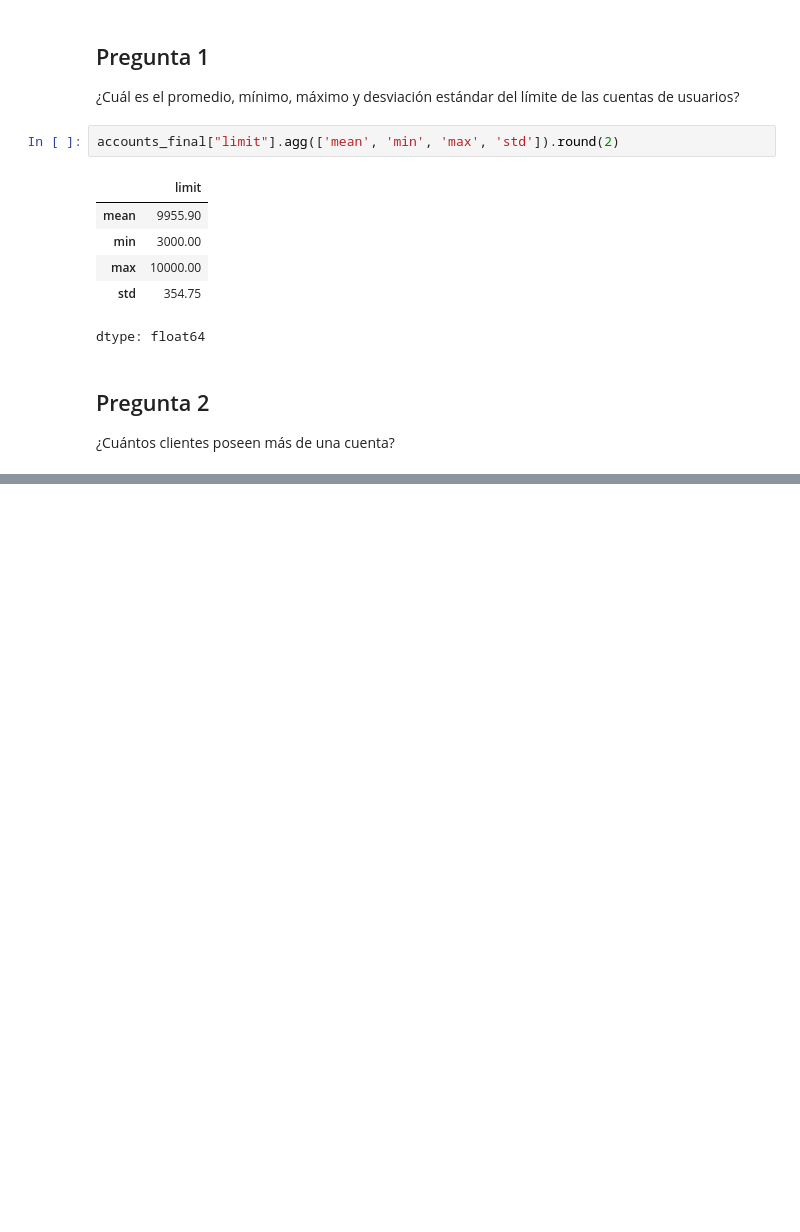
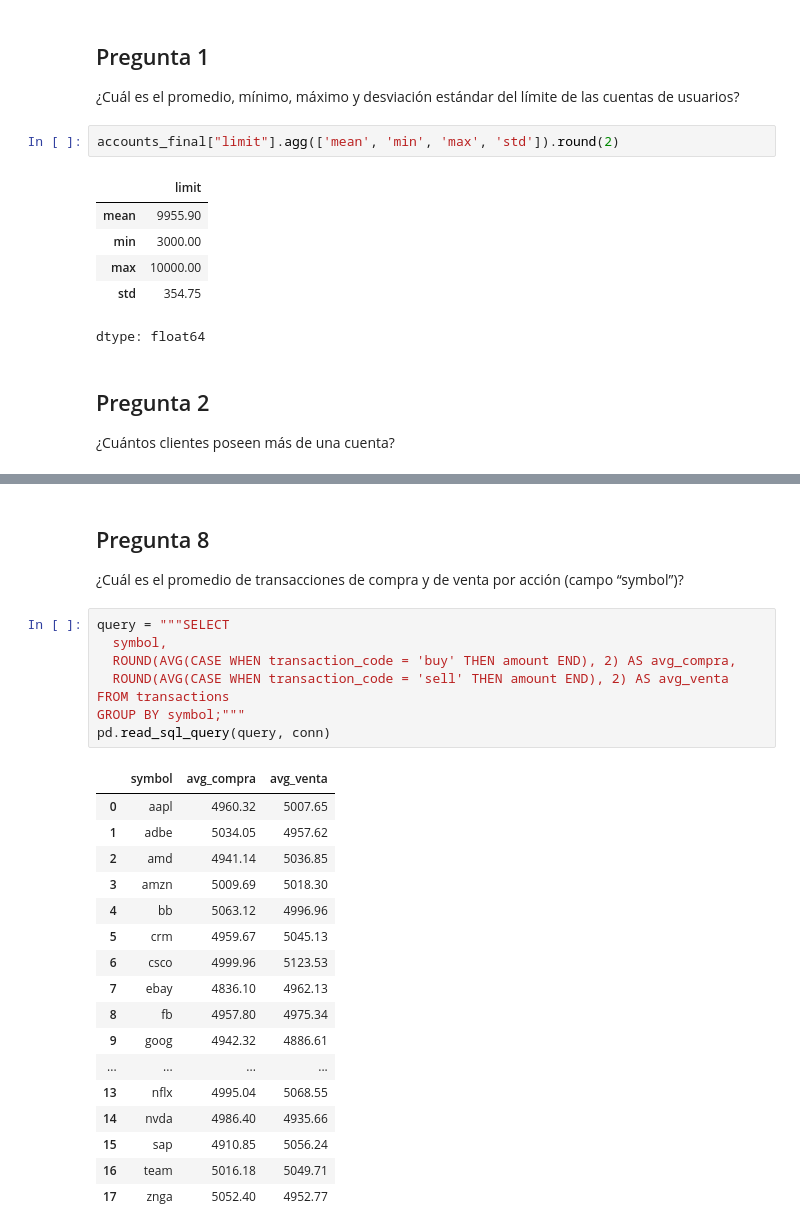
Before and after one commit to braillard/BSALE, a Jupyter notebook: BSALE_Desarrollo.ipynb, the cells around one changed output, grey strips where cells are left out. Drawn from its saved outputs; the diff is of its cells as text; blank space fills up the shorter version.

```diff
--- a/BSALE_Desarrollo.ipynb
+++ b/BSALE_Desarrollo.ipynb
@@ -81,0 +150,29 @@ pd.read_sql_query(query, conn)
+# %% [markdown]
+## Pregunta 8
+¿Cuál es el promedio de transacciones de compra y de venta por acción (campo “symbol”)?
+# %%
+query = """SELECT
+  symbol,
+  ROUND(AVG(CASE WHEN transaction_code = 'buy' THEN amount END), 2) AS avg_compra,
+  ROUND(AVG(CASE WHEN transaction_code = 'sell' THEN amount END), 2) AS avg_venta
+FROM transactions
+GROUP BY symbol;"""
+pd.read_sql_query(query, conn)
+# %% [output]
+|  | symbol | avg_compra | avg_venta |
+| 0 | aapl | 4960.32 | 5007.65 |
+| 1 | adbe | 5034.05 | 4957.62 |
+| 2 | amd | 4941.14 | 5036.85 |
+| 3 | amzn | 5009.69 | 5018.30 |
+| 4 | bb | 5063.12 | 4996.96 |
+| 5 | crm | 4959.67 | 5045.13 |
+| 6 | csco | 4999.96 | 5123.53 |
+| 7 | ebay | 4836.10 | 4962.13 |
+| 8 | fb | 4957.80 | 4975.34 |
+| 9 | goog | 4942.32 | 4886.61 |
+| ... | ... | ... | ... |
+| 13 | nflx | 4995.04 | 5068.55 |
+| 14 | nvda | 4986.40 | 4935.66 |
+| 15 | sap | 4910.85 | 5056.24 |
+| 16 | team | 5016.18 | 5049.71 |
+| 17 | znga | 5052.40 | 4952.77 |
```
Also changed, not shown: parts of 16 cells of this notebook.
